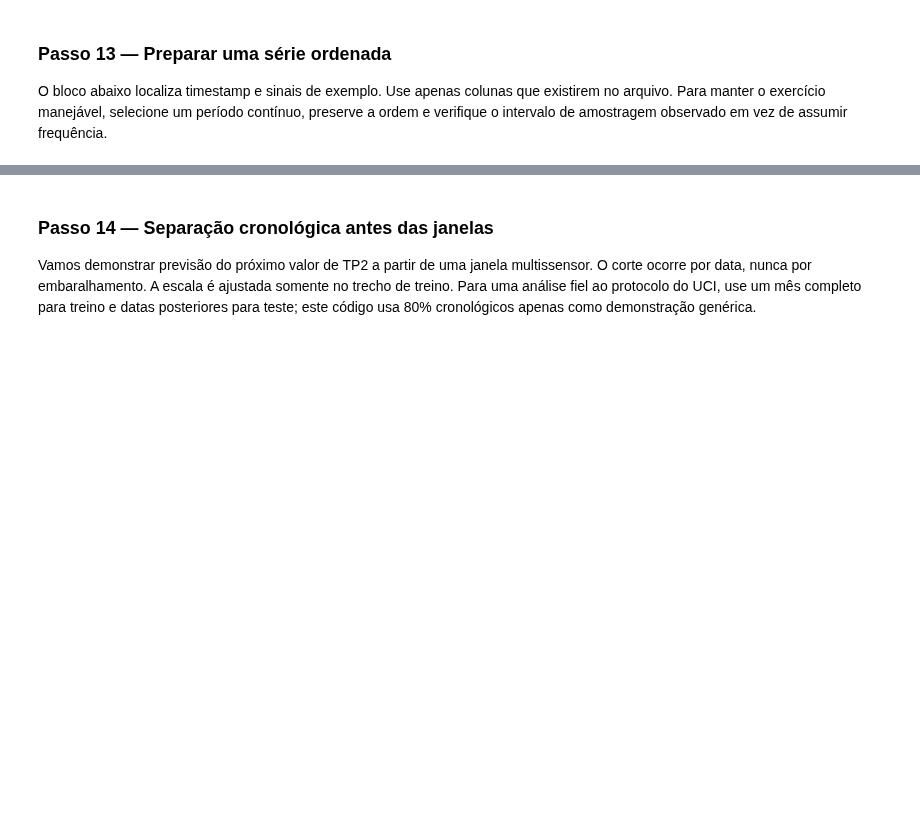
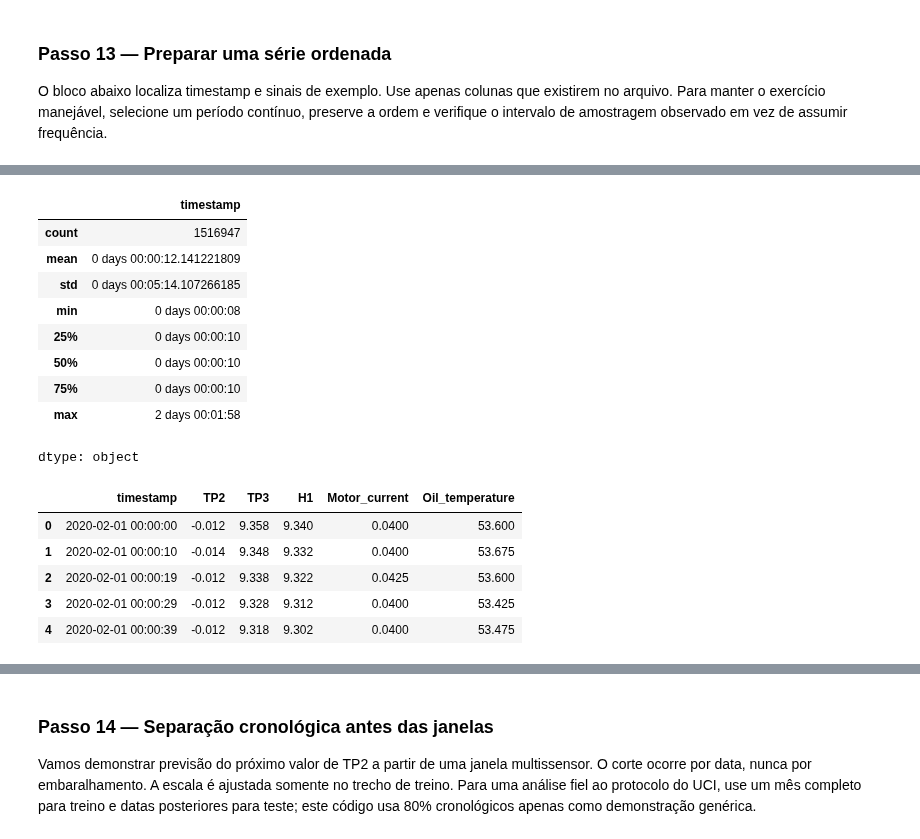
Before and after one commit to profAndreSouza/Material, a Jupyter notebook: Ciência de Dados/Aulas/semana_13.ipynb, the cells around one changed output, grey strips where cells are left out. Drawn from its saved outputs; the diff is of its cells as text; code cells hidden in the pictures; blank space fills up the shorter version.

```diff
--- a/Ciência de Dados/Aulas/semana_13.ipynb
+++ b/Ciência de Dados/Aulas/semana_13.ipynb
@@ -285,10 +534,12 @@ O dataset é temporal e operacional, mas não vem com rótulo binário por linha
 O bloco abaixo localiza timestamp e sinais de exemplo. Use apenas colunas que existirem no arquivo. Para manter o exercício manejável, selecione um período contínuo, preserve a ordem e verifique o intervalo de amostragem observado em vez de assumir frequência.
 # %%
 def buscar_coluna(df, nome_normalizado):
-    mapa = {normalizar_nome(c): c for c in df.columns}
-    if nome_normalizado not in mapa:
-        raise KeyError(f"Coluna {nome_normalizado!r} ausente. Colunas: {list(df.columns)}")
-    return mapa[nome_normalizado]
+    # Remove sublinhados e força minúsculas para um casamento de nomes perfeito
+    mapa = {normalizar_nome(c).replace("_", ""): c for c in df.columns}
+    nome_busca = nome_normalizado.lower().replace("_", "")
+    if nome_busca not in mapa:
+        raise KeyError(f"Coluna {nome_normalizado!r} ausente. Colunas mapeadas: {list(mapa.keys())}")
+    return mapa[nome_busca]
 
 col_ts = buscar_coluna(metro_features, "timestamp")
 metro_df = metro_features.copy()
@@ -298,8 +549,9 @@ print("período:", metro_df[col_ts].min(), "→", metro_df[col_ts].max())
 print("diferenças entre leituras:")
 display(metro_df[col_ts].diff().dropna().describe())
 
-nomes_sensores = ["tp2", "tp3", "h1", "motorcurrent", "oiltemperature"]
+nomes_sensores = ["tp2", "tp3", "h1", "motor_current", "oil_temperature"]
 col_sensores = [buscar_coluna(metro_df, n) for n in nomes_sensores]
 metro_df[col_sensores] = metro_df[col_sensores].apply(pd.to_numeric, errors="coerce")
 metro_df = metro_df.dropna(subset=col_sensores)
 display(metro_df[[col_ts] + col_sensores].head())
+# %% [output]
@@ -305,0 +560,16 @@ display(metro_df[[col_ts] + col_sensores].head())
+|  | timestamp |
+| count | 1516947 |
+| mean | 0 days 00:00:12.141221809 |
+| std | 0 days 00:05:14.107266185 |
+| min | 0 days 00:00:08 |
+| 25% | 0 days 00:00:10 |
+| 50% | 0 days 00:00:10 |
+| 75% | 0 days 00:00:10 |
+| max | 2 days 00:01:58 |
+dtype: object
+|  | timestamp | TP2 | TP3 | H1 | Motor_current | Oil_temperature |
+| 0 | 2020-02-01 00:00:00 | -0.012 | 9.358 | 9.340 | 0.0400 | 53.600 |
+| 1 | 2020-02-01 00:00:10 | -0.014 | 9.348 | 9.332 | 0.0400 | 53.675 |
+| 2 | 2020-02-01 00:00:19 | -0.012 | 9.338 | 9.322 | 0.0425 | 53.600 |
+| 3 | 2020-02-01 00:00:29 | -0.012 | 9.328 | 9.312 | 0.0400 | 53.425 |
+| 4 | 2020-02-01 00:00:39 | -0.012 | 9.318 | 9.302 | 0.0400 | 53.475 |
```
Also changed, not shown: parts of 48 cells of this notebook.
